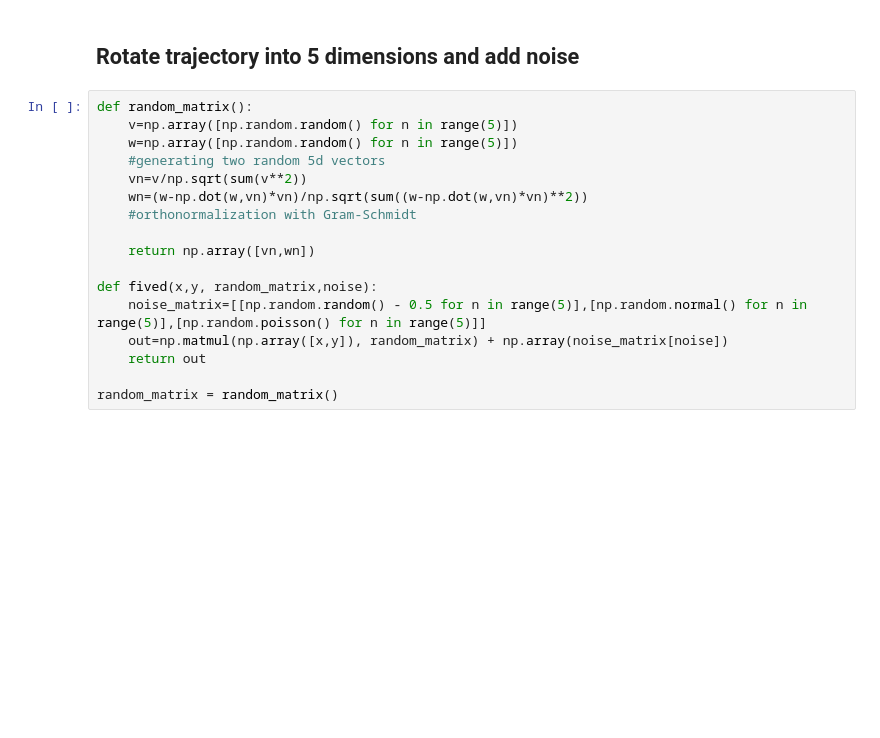
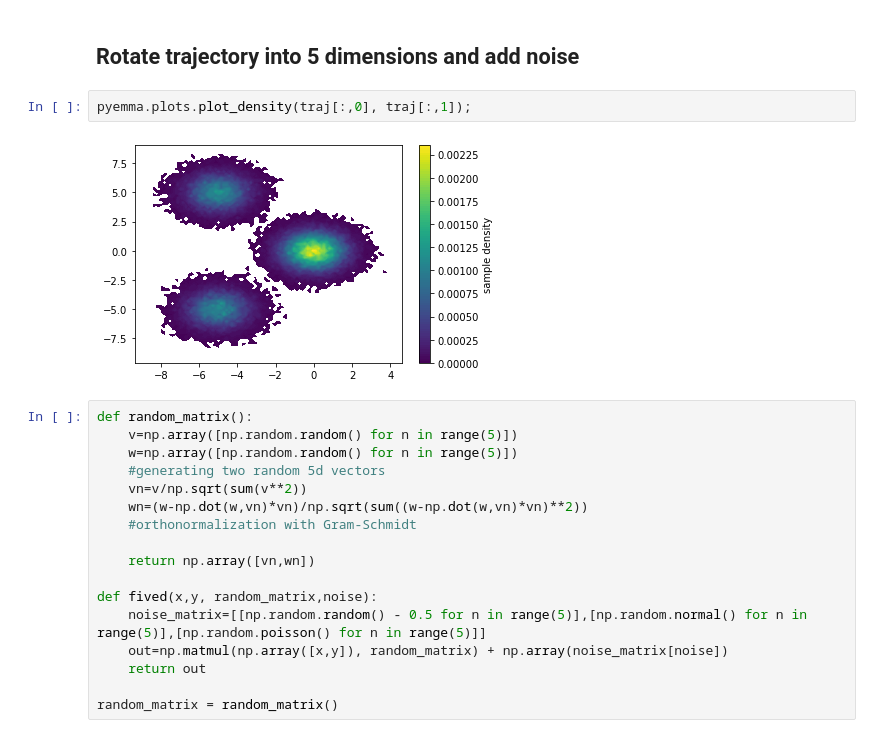
Before and after one commit to hkneiding/pyemma-workshop-project, a Jupyter notebook: code/transition-matrix.ipynb, the cells around one changed output. Drawn from its saved outputs; the diff is of its cells as text; blank space fills up the shorter version.

```diff
--- a/code/transition-matrix.ipynb
+++ b/code/transition-matrix.ipynb
@@ -94,5 +184,9 @@ traj = generate_traj(dtraj, mus, sigmas)
 # %% [markdown]
 ## Rotate trajectory into 5 dimensions and add noise
+# %%
+pyemma.plots.plot_density(traj[:,0], traj[:,1]);
+# %% [output]
+[figure, added]
 # %%
 def random_matrix():
     v=np.array([np.random.random() for n in range(5)])
```
Also changed, not shown: parts of 11 cells of this notebook, 2 other files.
